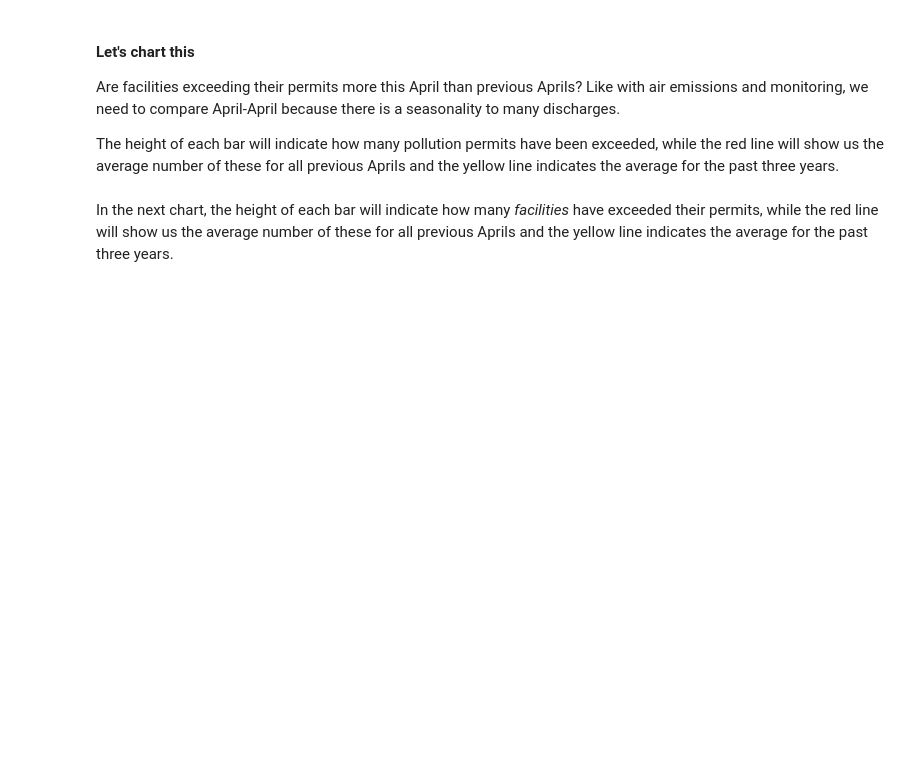
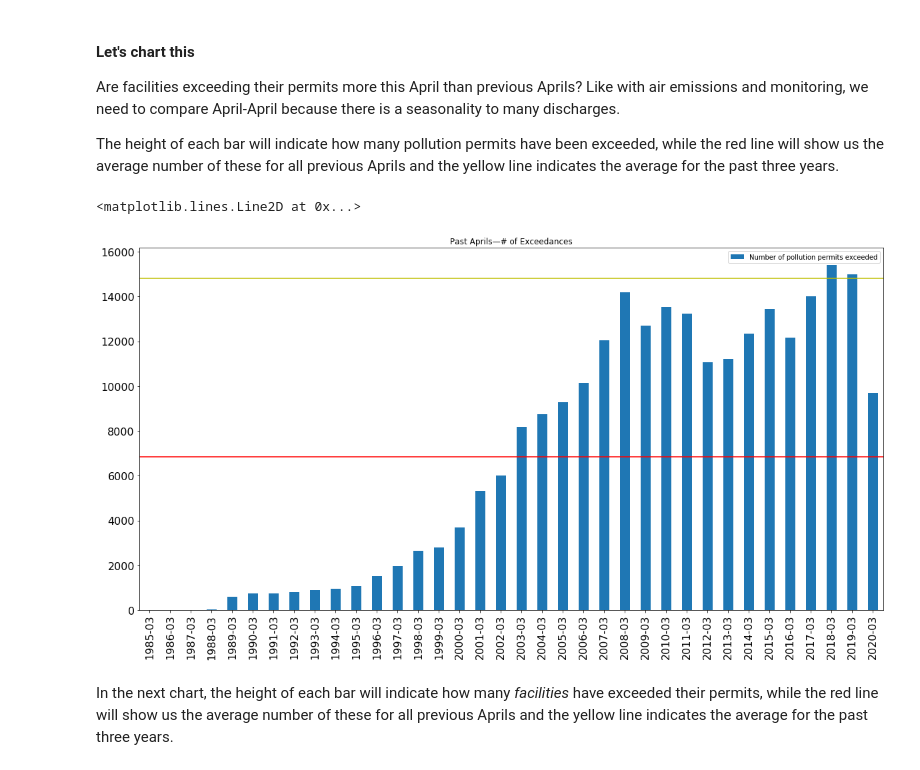
Before and after one commit to edgi-govdata-archiving/ECHO-COVID19, a Jupyter notebook: ECHO-COVID19.ipynb, the cells around one changed output. Cells and saved outputs as stored; diff of their text form; code cells hidden in the pictures; blank space fills up the shorter version.

```diff
--- a/ECHO-COVID19.ipynb
+++ b/ECHO-COVID19.ipynb
@@ -247,7 +303,7 @@ ax
 *NOTE*: Because there are so many facilities that discharge into waters of the US, there's a lot of data! The following cell may take a little while to run.
 # %%
 sql = "select NPDES_ID, EXCEEDENCE_PCT, MONITORING_PERIOD_END_DATE, PARAMETER_DESC" + \
-    " from NPDES_EFF_VIOLATIONS where EXCEEDENCE_PCT > 0 and MONITORING_PERIOD_END_DATE like '04/%'"
+    " from NPDES_EFF_VIOLATIONS where EXCEEDENCE_PCT > 0 and MONITORING_PERIOD_END_DATE like '"+mnth+"/%'"
 #NPDES_ID like '" + my_state + "%' and" +\
 #filter to facilities with pollutant exceedences
 
@@ -266,25 +342,28 @@ The height of each bar will indicate how many pollution permits have been exceed
 # %%
 # First, let's look at the number of pollutant permits that were exceeded
 exceeds['MONITORING_PERIOD_END_DATE'] = pd.to_datetime(exceeds['MONITORING_PERIOD_END_DATE'], format="%m/%d/%Y") #format
 
 month = exceeds.groupby(['MONITORING_PERIOD_END_DATE'])['EXCEEDENCE_PCT'].count() # = total number of pollutants exceeded...# only need to keep one column. probably should rename...
 month = month.resample('M').sum() #resample to a monthly basis and
-month = month.loc[(month.index.month == 4)] # Filter back to just Aprils
+month = month.loc[(month.index.month == int(mnth))] # Filter back to just Aprils
 month = pd.DataFrame(month)
 month = month.rename(columns={'EXCEEDENCE_PCT': "Number of pollution permits exceeded"})
 month.index = month.index.strftime('%Y-%m') # makes the x axis (date) prettier
 
 ax = month.plot(kind='bar', title = "Past Aprils—# of Exceedances", figsize=(20, 10), fontsize=16)
 ax
 
 #label trendline
 trend=month['Number of pollution permits exceeded'].mean()
 ax.axhline(y=trend, color='r', linestyle='-')
 
 #label past 4 Aprils trend (2017, 2018, 2019, 2020)
-trend_month=pd.concat([month.loc["2017-04"],month.loc["2018-04"],month.loc["2019-04"]])
+trend_month=pd.concat([month.loc["2017-"+mnth],month.loc["2018-"+mnth],month.loc["2019-"+mnth]])
 trend_month=trend_month['Number of pollution permits exceeded'].mean()
 ax.axhline(y=trend_month, color='y', linestyle='-')
+# %% [output]
+<matplotlib.lines.Line2D at 0x...>
+[figure, added]
 # %% [markdown]
 In the next chart, the height of each bar will indicate how many *facilities* have exceeded their permits, while the red line will show us the average number of these for all previous Aprils and the yellow line indicates the average for the past three years.
 # %%
```
Also changed, not shown: parts of 20 cells of this notebook.
